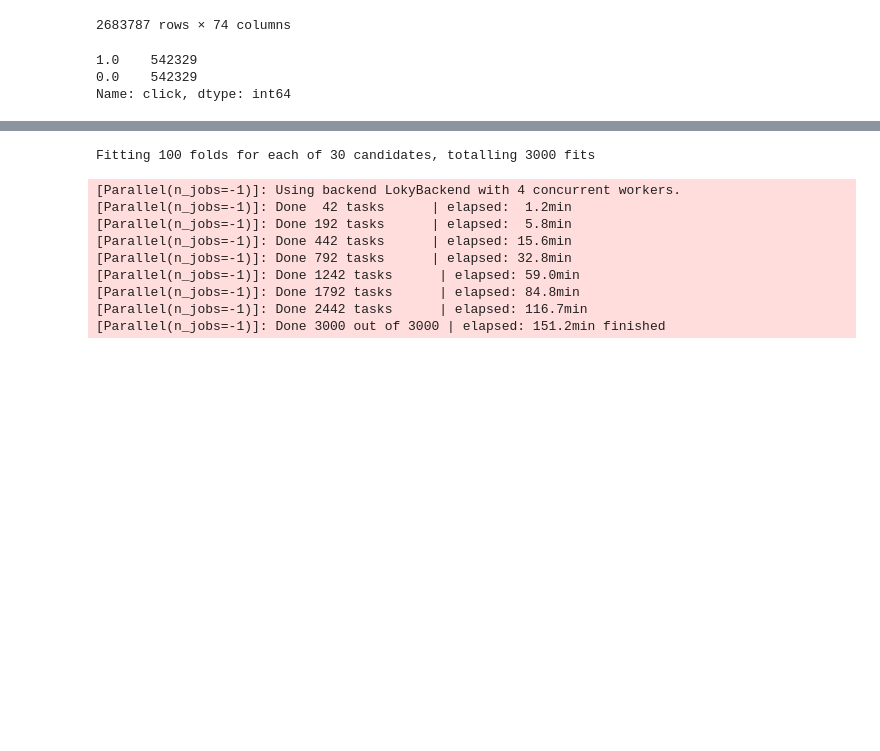
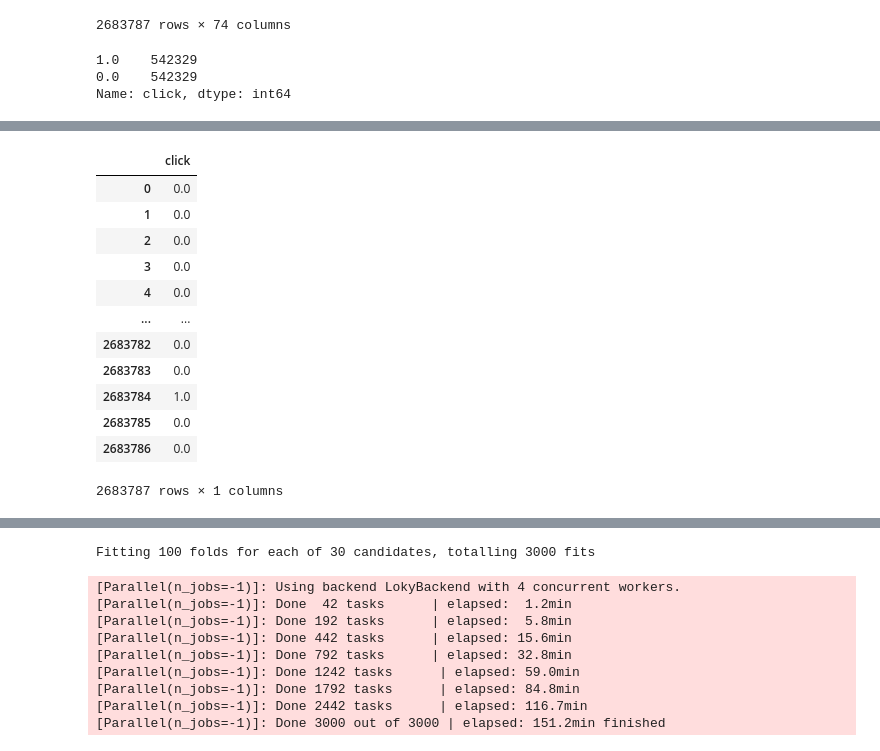
Before and after one commit to rebeccahe1998/MachineLearning_CTR_project, a Jupyter notebook: Hyper_tune_XGBOOST.ipynb, the cells around one changed output, grey strips where cells are left out. Saved outputs shown, nothing was run; the diff lists cells and outputs as text; code cells hidden in the pictures; blank space fills up the shorter version.

```diff
--- a/Hyper_tune_XGBOOST.ipynb
+++ b/Hyper_tune_XGBOOST.ipynb
@@ -66,0 +192,17 @@ pre_X_train, pre_X_test, pre_y_train, pre_y_test = train_test_split(pre_X, pre_y
+# %%
+y = train[['click']]
+y
+# %% [output]
+|  | click |
+| 0 | 0.0 |
+| 1 | 0.0 |
+| 2 | 0.0 |
+| 3 | 0.0 |
+| 4 | 0.0 |
+| ... | ... |
+| 2683782 | 0.0 |
+| 2683783 | 0.0 |
+| 2683784 | 1.0 |
+| 2683785 | 0.0 |
+| 2683786 | 0.0 |
+2683787 rows × 1 columns
```
Also changed, not shown: parts of 20 cells of this notebook.
